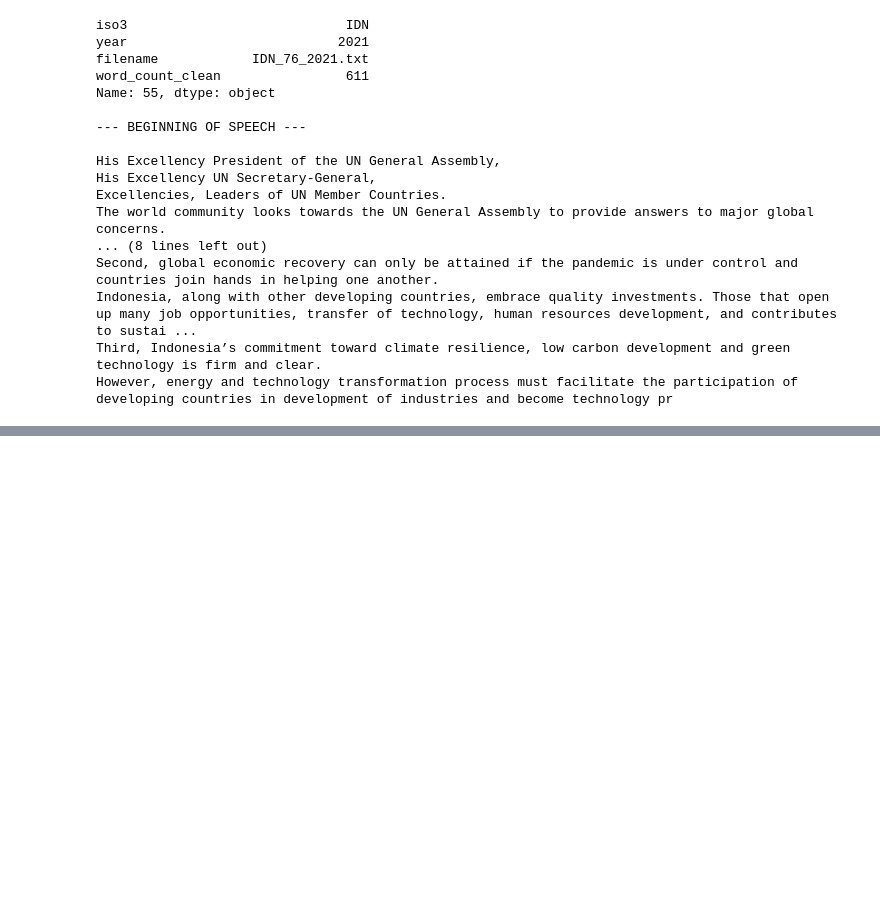
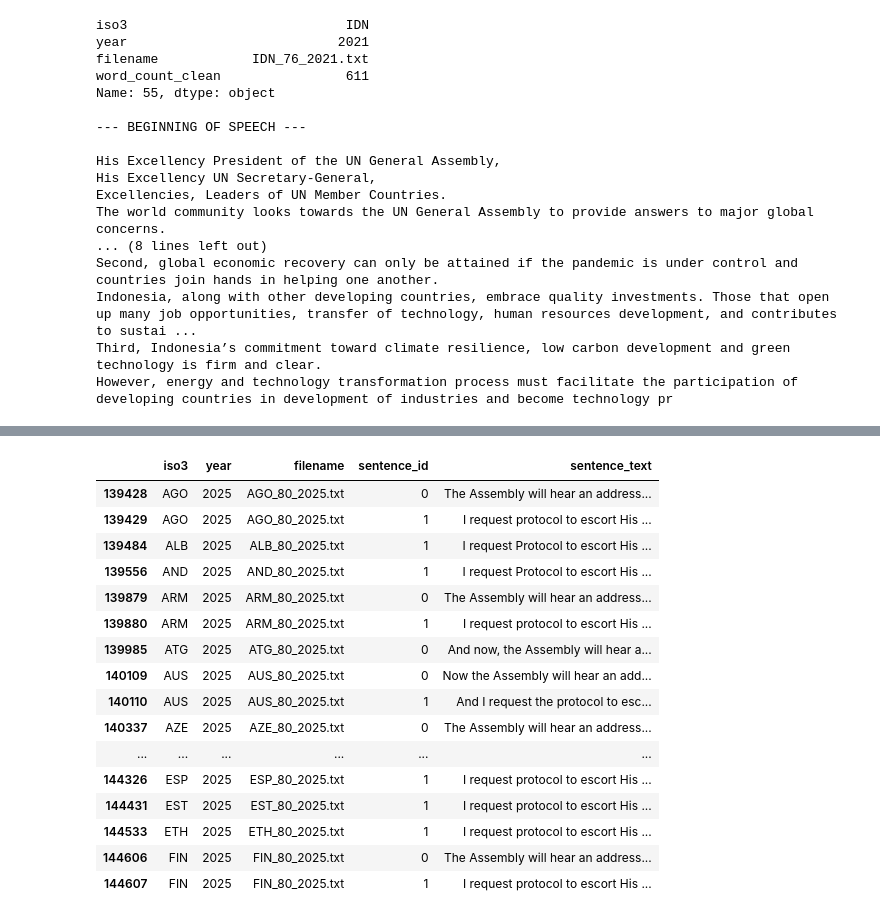
Before and after one commit to CatherineXie1017/kgl-mockproject, a Jupyter notebook: notebooks/02_preprocessing.ipynb, the cells around one changed output, grey strips where cells are left out. Cells and saved outputs as stored; diff of their text form; code cells hidden in the pictures; blank space fills up the shorter version.

```diff
--- a/notebooks/02_preprocessing.ipynb
+++ b/notebooks/02_preprocessing.ipynb
@@ -253,0 +755,29 @@ However, energy and technology transformation process must facilitate the partic
+# %%
+dev_sent_df.loc[
+    dev_sent_df["procedural_intro"],
+    [
+        "iso3",
+        "year",
+        "filename",
+        "sentence_id",
+        "sentence_text"
+    ]
+].head(50)
+# %% [output]
+|  | iso3 | year | filename | sentence_id | sentence_text |
+| 139428 | AGO | 2025 | AGO_80_2025.txt | 0 | The Assembly will hear an address... |
+| 139429 | AGO | 2025 | AGO_80_2025.txt | 1 | I request protocol to escort His ... |
+| 139484 | ALB | 2025 | ALB_80_2025.txt | 1 | I request Protocol to escort His ... |
+| 139556 | AND | 2025 | AND_80_2025.txt | 1 | I request Protocol to escort His ... |
+| 139879 | ARM | 2025 | ARM_80_2025.txt | 0 | The Assembly will hear an address... |
+| 139880 | ARM | 2025 | ARM_80_2025.txt | 1 | I request protocol to escort His ... |
+| 139985 | ATG | 2025 | ATG_80_2025.txt | 0 | And now, the Assembly will hear a... |
+| 140109 | AUS | 2025 | AUS_80_2025.txt | 0 | Now the Assembly will hear an add... |
+| 140110 | AUS | 2025 | AUS_80_2025.txt | 1 | And I request the protocol to esc... |
+| 140337 | AZE | 2025 | AZE_80_2025.txt | 0 | The Assembly will hear an address... |
+| ... | ... | ... | ... | ... | ... |
+| 144326 | ESP | 2025 | ESP_80_2025.txt | 1 | I request protocol to escort His ... |
+| 144431 | EST | 2025 | EST_80_2025.txt | 1 | I request protocol to escort His ... |
+| 144533 | ETH | 2025 | ETH_80_2025.txt | 1 | I request protocol to escort His ... |
+| 144606 | FIN | 2025 | FIN_80_2025.txt | 0 | The Assembly will hear an address... |
+| 144607 | FIN | 2025 | FIN_80_2025.txt | 1 | I request protocol to escort His ... |
```
Also changed, not shown: parts of 43 cells of this notebook, 1 other file.
